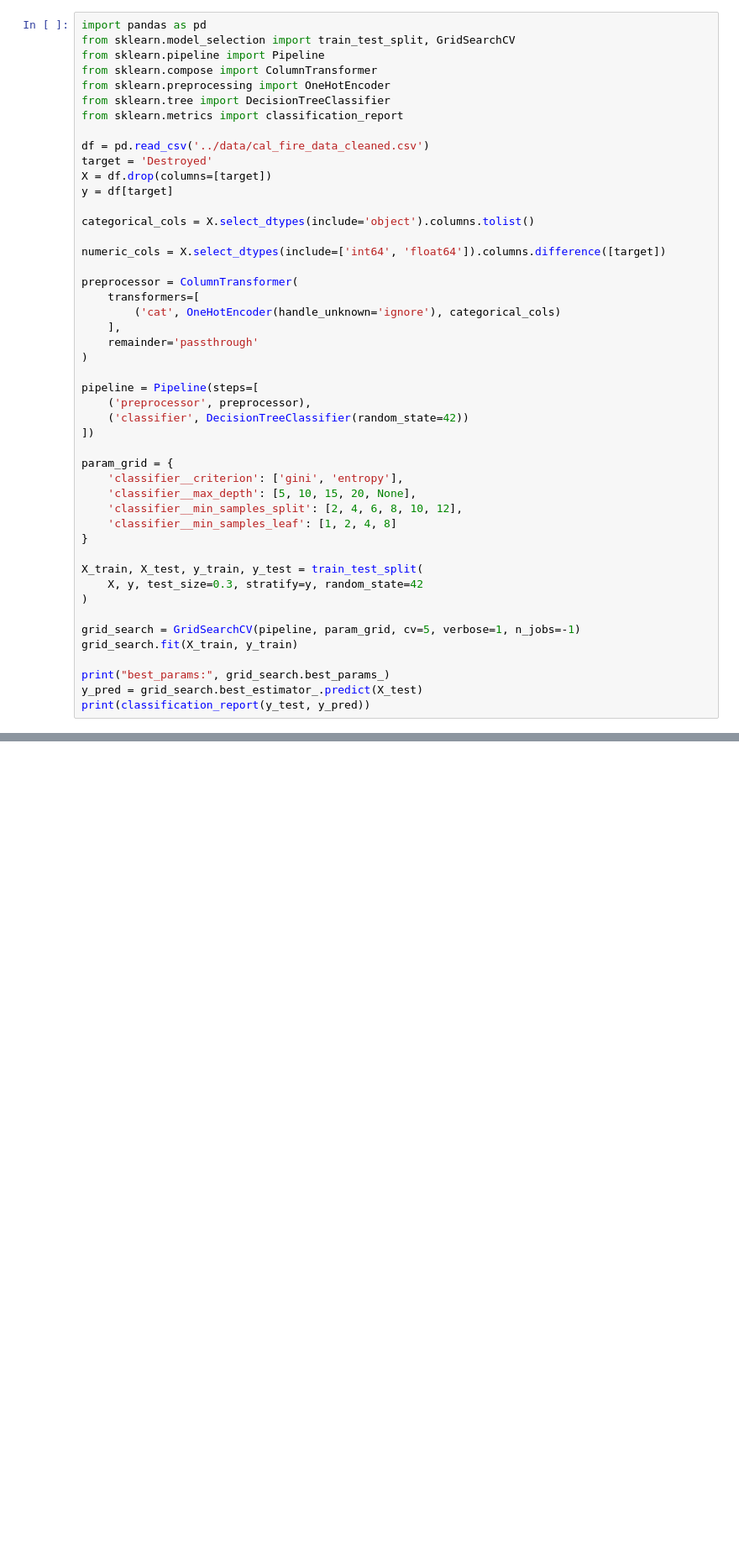
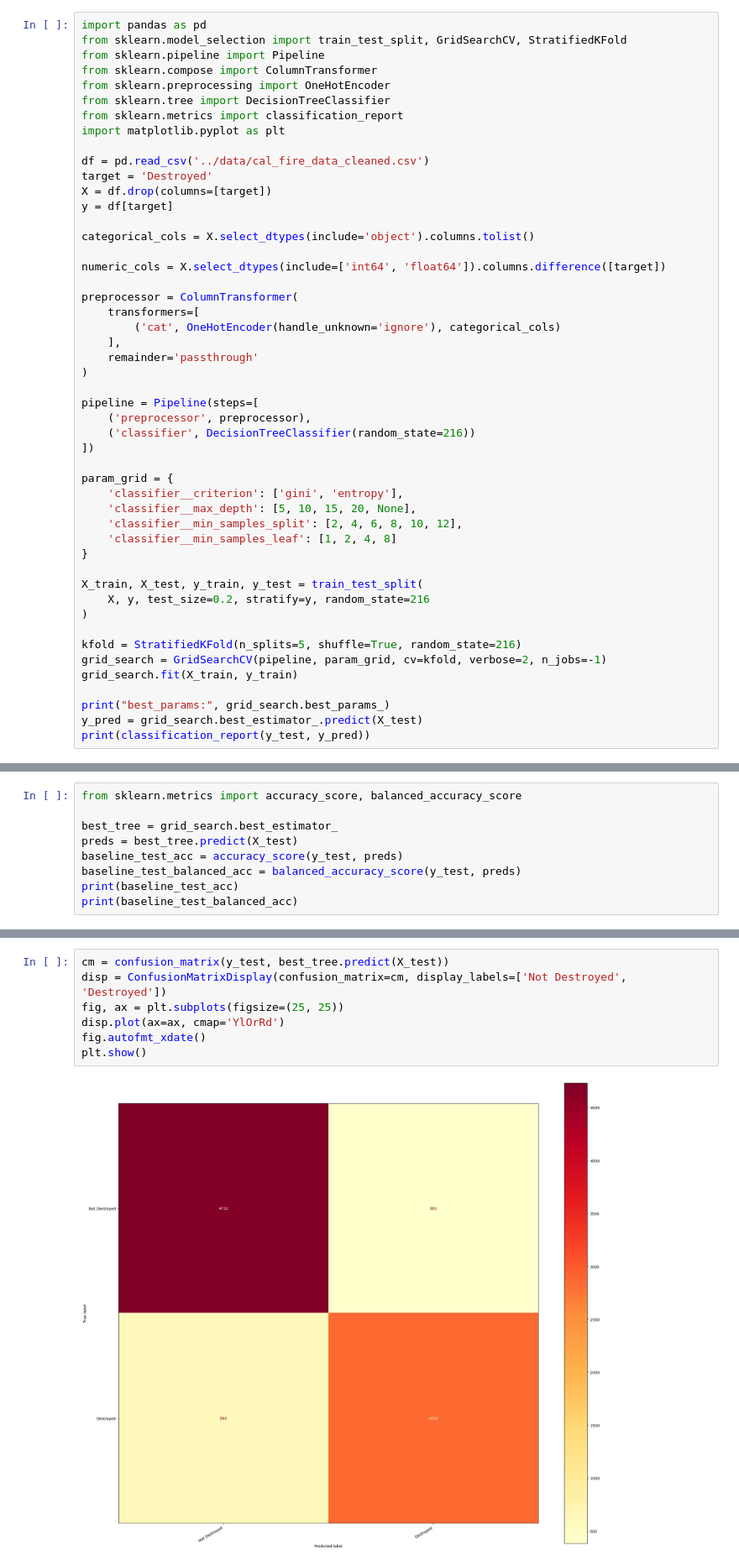
Before and after one commit to kbspecht/erdos-2025-wildfire-structural-damage, a Jupyter notebook: models/Decision_tree.ipynb, the cells around one changed output, grey strips where cells are left out. Shown at 84% size. Saved outputs shown, nothing was run; the diff lists cells and outputs as text; blank space fills up the shorter version.

Commit message:
decision tree edits

```diff
--- a/models/Decision_tree.ipynb
+++ b/models/Decision_tree.ipynb
@@ -1,11 +1,12 @@
 # %%
 import pandas as pd
-from sklearn.model_selection import train_test_split, GridSearchCV
+from sklearn.model_selection import train_test_split, GridSearchCV, StratifiedKFold
 from sklearn.pipeline import Pipeline
 from sklearn.compose import ColumnTransformer
 from sklearn.preprocessing import OneHotEncoder
 from sklearn.tree import DecisionTreeClassifier
 from sklearn.metrics import classification_report
+import matplotlib.pyplot as plt
 
 df = pd.read_csv('../data/cal_fire_data_cleaned.csv')
 target = 'Destroyed'
@@ -25,7 +26,7 @@ preprocessor = ColumnTransformer(
 
 pipeline = Pipeline(steps=[
     ('preprocessor', preprocessor),
-    ('classifier', DecisionTreeClassifier(random_state=42))
+    ('classifier', DecisionTreeClassifier(random_state=216))
 ])
 
 param_grid = {
@@ -36,10 +37,11 @@ param_grid = {
 }
 
 X_train, X_test, y_train, y_test = train_test_split(
-    X, y, test_size=0.3, stratify=y, random_state=42
+    X, y, test_size=0.2, stratify=y, random_state=216
 )
 
-grid_search = GridSearchCV(pipeline, param_grid, cv=5, verbose=1, n_jobs=-1)
+kfold = StratifiedKFold(n_splits=5, shuffle=True, random_state=216)
+grid_search = GridSearchCV(pipeline, param_grid, cv=kfold, verbose=2, n_jobs=-1)
 grid_search.fit(X_train, y_train)
 
 print("best_params:", grid_search.best_params_)
@@ -58,0 +68,9 @@ weighted avg       0.88      0.88      0.88     12837
+# %%
+from sklearn.metrics import accuracy_score, balanced_accuracy_score
+
+best_tree = grid_search.best_estimator_
+preds = best_tree.predict(X_test)
+baseline_test_acc = accuracy_score(y_test, preds)
+baseline_test_balanced_acc = balanced_accuracy_score(y_test, preds)
+print(baseline_test_acc)
+print(baseline_test_balanced_acc)
@@ -58,0 +106,9 @@ weighted avg       0.88      0.88      0.88     12837
+# %%
+cm = confusion_matrix(y_test, best_tree.predict(X_test))
+disp = ConfusionMatrixDisplay(confusion_matrix=cm, display_labels=['Not Destroyed', 'Destroyed'])
+fig, ax = plt.subplots(figsize=(25, 25))
+disp.plot(ax=ax, cmap='YlOrRd')
+fig.autofmt_xdate()
+plt.show()
+# %% [output]
+[figure, added]
```
Also changed, not shown: parts of 7 cells of this notebook.
